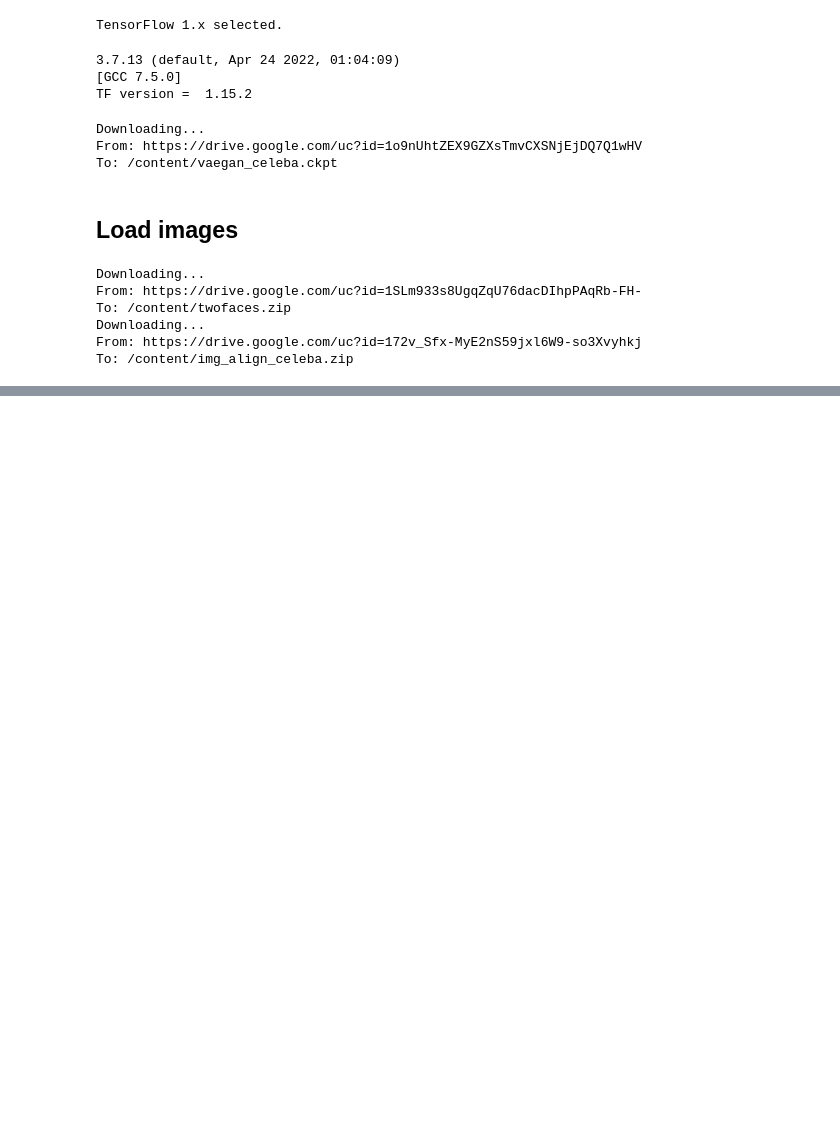
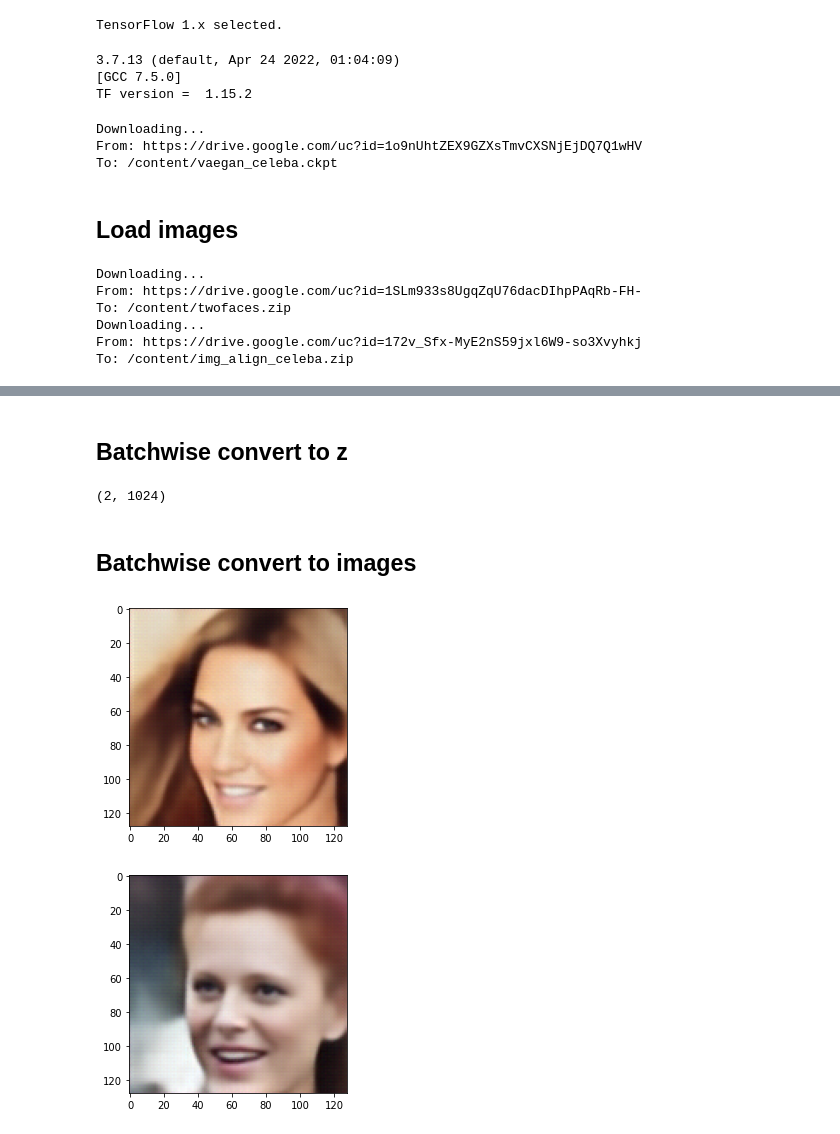
Before and after one commit to SourCherries/VAE-GAN-CelebA, a Jupyter notebook: z_batch.ipynb, the cells around one changed output, grey strips where cells are left out. Drawn from its saved outputs; the diff is of its cells as text; code cells hidden in the pictures; blank space fills up the shorter version.

```diff
--- a/z_batch.ipynb
+++ b/z_batch.ipynb
@@ -95,0 +100,9 @@ for i in range(2):
+# %%
+sess, X, G, Z, Z_mu, is_training, saver = make_network.make_network()
+
+if os.path.exists("vaegan_celeba.ckpt"):
+    saver.restore(sess, "vaegan_celeba.ckpt")
+    print("VAE-GAN model restored.")
+else:
+    print("Pre-trained network appears to be missing.")
+    sys.exit()
@@ -95,0 +127,24 @@ for i in range(2):
+# %% [markdown]
+## Batchwise convert to z
+# %%
+z = sess.run(Z_mu, feed_dict={X: imgs, is_training: False})
+z.shape
+# %% [output]
+(2, 1024)
+# %% [markdown]
+## Batchwise convert to images
+# %%
+def imdeprocess(g):
+    stretch = 1.0
+    for i in range(g.shape[0]):
+        g[i]=np.clip(stretch*g[i] / (g.max()),0,1)
+    return g
+# %%
+g = sess.run(G, feed_dict={Z: (1*z), is_training: False})
+# %%
+for gg in g:
+  img = imdeprocess(gg)
+  plt.imshow(img); plt.show()
+# %% [output]
+[figure, added]
+[figure, added]
```
Also changed, not shown: parts of 6 cells of this notebook.
